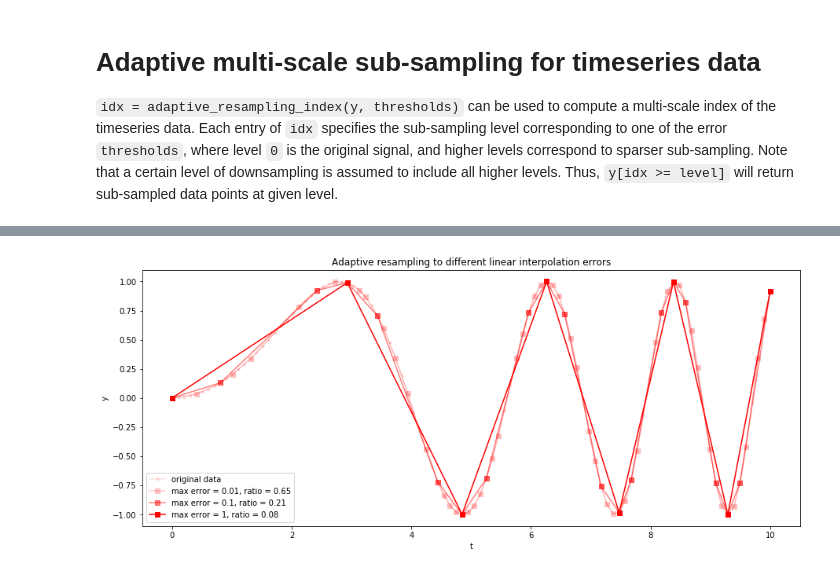
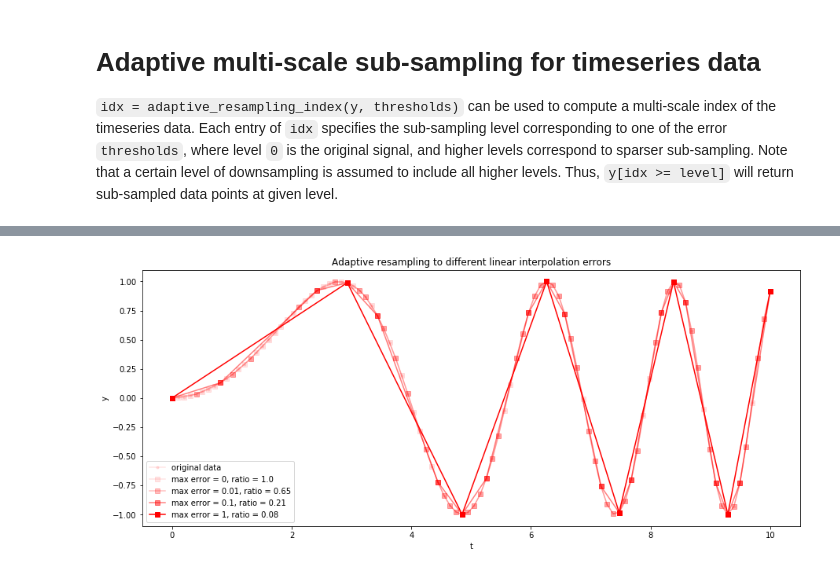
Before and after one commit to ig248/ares, a Jupyter notebook: adaptive resampling.ipynb, the cells around one changed output, grey strips where cells are left out. Cells and saved outputs as stored; diff of their text form; code cells hidden in the pictures.

Commit message:
include 0 threshold in plot

```diff
--- a/adaptive resampling.ipynb
+++ b/adaptive resampling.ipynb
@@ -20,17 +20,17 @@ Wall time: 11.6 ms
 # compute
 levels, counts = np.unique(subidx, return_counts=True)
 ratios = counts[::-1].cumsum()[::-1]
-ratios = ratios[1:]/ratios[0]
+ratios = ratios/ratios[0]
 # %%
-alphas = [0.1, 0.2, 0.5, 1.0]
+alphas = [0.1, 0.25, 0.5, 1.0]
 fig, ax = plt.subplots(figsize=(15, 6))
 ax.plot(t, y, 'r.-', alpha=0.1, label='original data')
 for scale, (threshold, ratio, alpha) in enumerate(zip(thresholds, ratios, alphas)):
     ax.plot(t[subidx>=scale+1], y[subidx>=scale+1], 'rs-', alpha=alpha, label='max error = {}, ratio = {}'.format(threshold, ratio))
 
 ax.legend()
 ax.set_xlabel('t')
 ax.set_ylabel('y')
 ax.set_title('Adaptive resampling to different linear interpolation errors');
 # %% [output]
-[figure, old version]
+[figure, new version]
```
Also changed, not shown: parts of 1 cell of this notebook.
